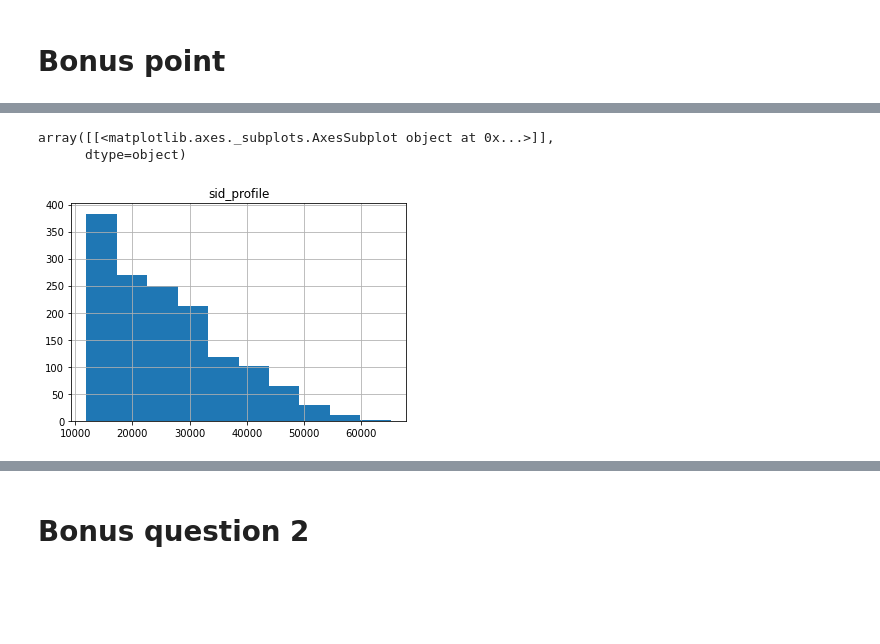
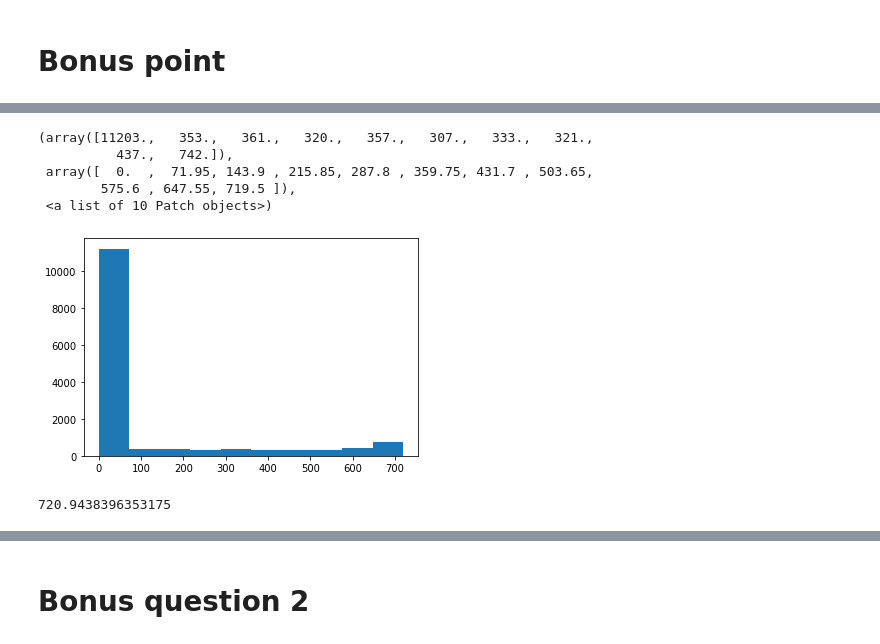
Before and after one commit to PaoloBarba/ADM_HW2, a Jupyter notebook: main.ipynb, the cells around one changed output, grey strips where cells are left out. Saved outputs shown, nothing was run; the diff lists cells and outputs as text; code cells hidden in the pictures; blank space fills up the shorter version.

```diff
--- a/main.ipynb
+++ b/main.ipynb
@@ -817,6 +815,15 @@ ValueError: ignored
-# %%
-posts['cts'] = posts['cts'].dt.time
+# %%
+def minute_interval(start, end):
+     reverse = False
+     if start > end:
+          start, end = end, start
+          reverse = True
+
+     delta = (end.hour - start.hour)*60 + end.minute - start.minute + (end.second - start.second)/60.0
+     if reverse:
+          delta = 24*60 - delta
+     return delta
 # %%
 df = pd.merge( posts , group_1, left_on="sid_profile", right_on="sid").drop(['sid', 'followers'], axis=1)
 # %%
-grouping = df.groupby(df.sid_profile).apply( lambda x : (x.cts.max() - x.cts.min())  )
+grouping = df.groupby(df.sid_profile).apply( lambda x : minute_interval(x.cts.max() ,x.cts.min())/ (x.cts.count()))
@@ -845,2 +829,0 @@ NameError: ignored
-# %%
-grouping = df.groupby(df.sid_profile).apply( lambda x : x.time_between / (x.count() -1)  )
@@ -854,3 +830,16 @@ AttributeError: ignored
+# %%
+plt.hist(grouping)
+# %% [output]
+(array([11203.,   353.,   361.,   320.,   357.,   307.,   333.,   321.,
+          437.,   742.]),
+ array([  0.  ,  71.95, 143.9 , 215.85, 287.8 , 359.75, 431.7 , 503.65,
+        575.6 , 647.55, 719.5 ]),
+ <a list of 10 Patch objects>)
+[figure, added]
+# %%
+print(np.mean(grouping))
+# %% [output]
+720.9438396353175
 # %%
 df = pd.merge( posts , group_2, left_on="sid_profile", right_on="sid").drop(['sid', 'followers'], axis=1)
 # %%
@@ -860,6 +846,0 @@ g = pd.DataFrame(grouping)
-# %%
-g.hist()
-# %% [output]
-array([[<matplotlib.axes._subplots.AxesSubplot object at 0x...>]],
-      dtype=object)
-[figure, removed]
```
Also changed, not shown: parts of 19 cells of this notebook.
